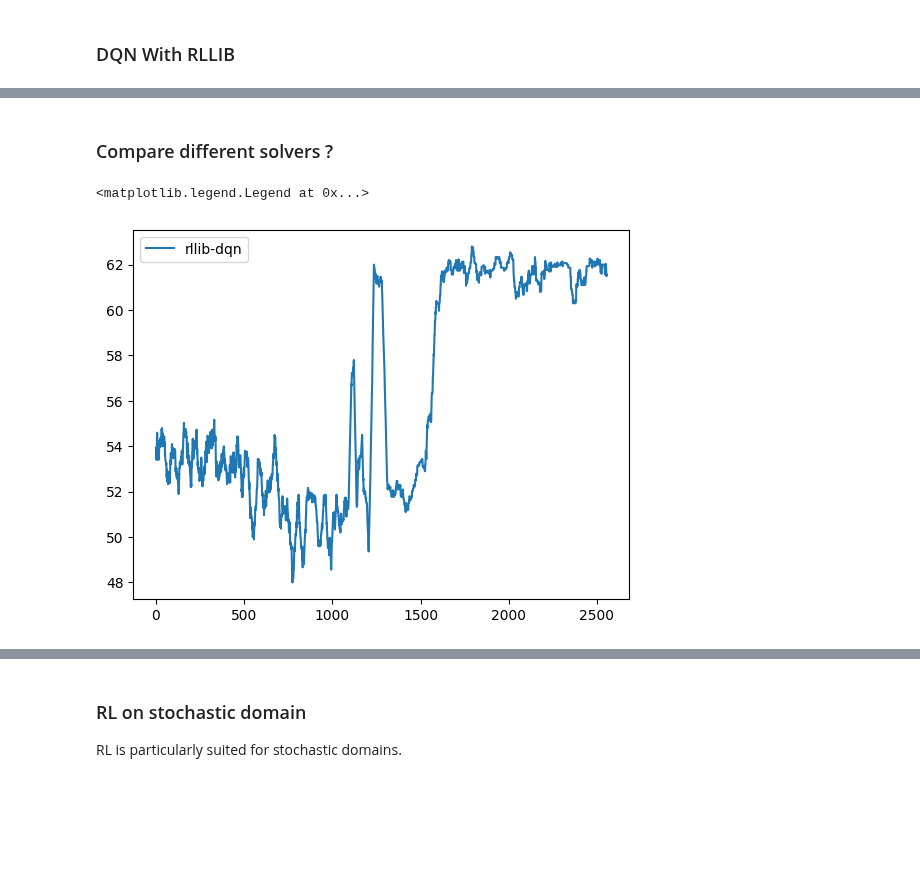
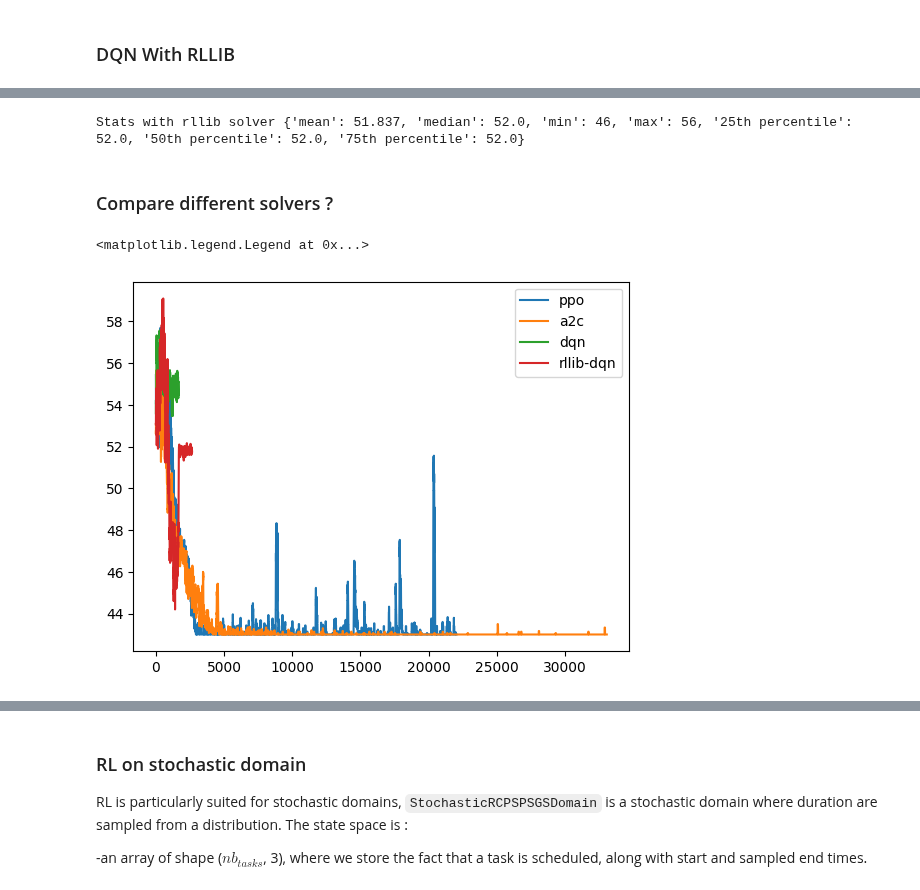
Before and after one commit to fteicht/icaps24-skdecide-tutorial, a Jupyter notebook: notebooks/Scheduling tutorial.ipynb, the cells around one changed output, grey strips where cells are left out. Cells and saved outputs as stored; diff of their text form; code cells hidden in the pictures; blank space fills up the shorter version.

````diff
--- a/notebooks/Scheduling tutorial.ipynb
+++ b/notebooks/Scheduling tutorial.ipynb
@@ -947,12 +857,16 @@ The `CSVLogger interface is deprecated in favor of the `ray.tune.csv.CSVLoggerCa
+# %%
+print("Stats with rllib solver", compute_statistics(np.array(makespan_rllib)))
+# %% [output]
+Stats with rllib solver {'mean': 51.837, 'median': 52.0, 'min': 46, 'max': 56, '25th percentile': 52.0, '50th percentile': 52.0, '75th percentile': 52.0}
 # %% [markdown]
 ### Compare different solvers ?
 # %%
 fig, ax = plt.subplots(1)
-#ax.plot(np.convolve(records_ppo, np.ones(30) / 30, mode="valid"), label="ppo")
-#ax.plot(np.convolve(records_a2c, np.ones(30) / 30, mode="valid"), label="a2c")
-#ax.plot(np.convolve(records_dqn, np.ones(30) / 30, mode="valid"), label="dqn")
+ax.plot(np.convolve(records_ppo, np.ones(30) / 30, mode="valid"), label="ppo")
+ax.plot(np.convolve(records_a2c, np.ones(30) / 30, mode="valid"), label="a2c")
+ax.plot(np.convolve(records_dqn, np.ones(30) / 30, mode="valid"), label="dqn")
 ax.plot(np.convolve(records_rllib, np.ones(30) / 30, mode="valid"), label="rllib-dqn")
 ax.legend()
 # %% [output]
 <matplotlib.legend.Legend at 0x...>
-[figure, old version]
+[figure, new version]
@@ -976,4 +873,6 @@ ax.legend()
 # %% [markdown]
 ### RL on stochastic domain
-RL is particularly suited for stochastic domains.
+RL is particularly suited for stochastic domains, ```StochasticRCPSPSGSDomain``` is a stochastic domain where duration are sampled from a distribution. The state space is :
+
+-an array of shape ($nb_{tasks}$, 3), where we store the fact that a task is scheduled, along with start and sampled end times.
 # %%
````
Also changed, not shown: parts of 57 cells of this notebook, 2 other files.
